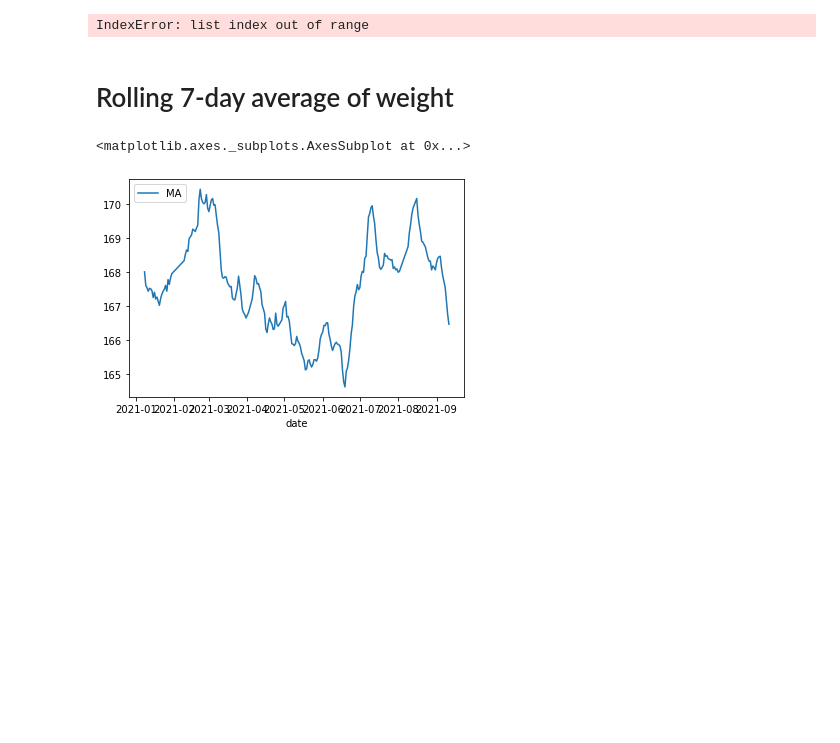
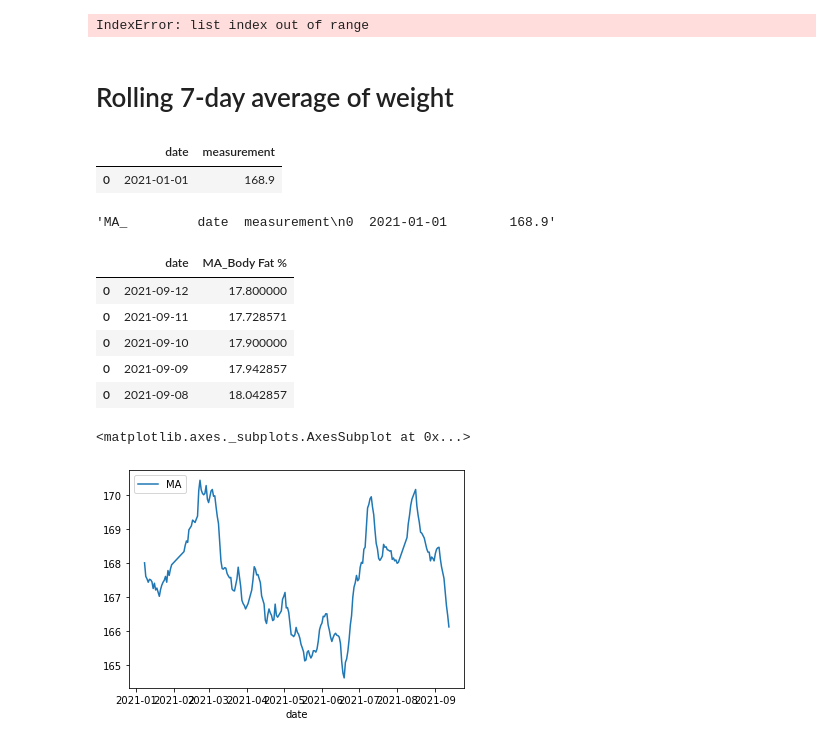
Before and after one commit to bradtferguson/health, a Jupyter notebook: Fitness Tracker.ipynb, the cells around one changed output. Drawn from its saved outputs; the diff is of its cells as text; code cells hidden in the pictures; blank space fills up the shorter version.

```diff
--- a/Fitness Tracker.ipynb
+++ b/Fitness Tracker.ipynb
@@ -26,4 +26,6 @@ day.totals
 Jan2021 = datetime.date(2021, 1, 1)
 # %% [markdown]
 # Rolling 7-day average of weight
+# %%
+client = myfitnesspal.Client('bradtferguson', password='Iluvet@k4ev')
 # %%
@@ -30,0 +33,22 @@ start_date = datetime.date(2021, 7, 1)
+# %%
+measurement='Weight'
+start_year = 2021
+start_month=1
+start_day=1
+start_date = datetime.date(start_year, start_month, start_day)
+measure_dict = client.get_measurements(measurement, start_date)
+measurements = []
+for key, value in measure_dict.items():
+    measurement = pd.DataFrame({
+        'date': [key],
+        'measurement': [value]
+    })
+    measurements.append(measurement)
+df = pd.concat(measurements)
+df = df.sort_values(by='date', ascending=True)
+df['MA'] = df.iloc[:,1].rolling(window=7).mean()
+df = df.sort_values(by='date', ascending=False)
+#df = df.drop(['measurement'], axis=1)
+#df = df.rename(columns={'MA': f'MA_{measurement}'})
+# %%
+df = df.sort_values(by='date', ascending=False)
@@ -31,23 +57,43 @@ start_date = datetime.date(2021, 7, 1)
+# %%
+measurement
+# %% [output]
+|  | date | measurement |
+| 0 | 2021-01-01 | 168.9 |
+# %%
+f'MA_{measurement}'
+# %% [output]
+'MA_         date  measurement\n0  2021-01-01        168.9'
 # %%
 def get_measurements(measurement: str='Weight', start_year:int=2021, start_month:int=1, start_day:int=1):
     start_date = datetime.date(start_year, start_month, start_day)
     measure_dict = client.get_measurements(measurement, start_date)
     measurements = []
     for key, value in measure_dict.items():
-        measurement = pd.DataFrame({
+        temp = pd.DataFrame({
             'date': [key],
             'measurement': [value]
         })
-        measurements.append(measurement)
+        measurements.append(temp)
     df = pd.concat(measurements)
     df = df.sort_values(by='date', ascending=True)
     df['MA'] = df.iloc[:,1].rolling(window=7).mean()
     df = df.sort_values(by='date', ascending=False)
+    df = df.drop(['measurement'], axis=1)
+    df = df.rename(columns={'MA': f'MA_{measurement}'})
 
     return df
 # %%
 weight = get_measurements()
 bodyfat = get_measurements('Body Fat %')
+# %%
+bodyfat.head()
+# %% [output]
+|  | date | MA_Body Fat % |
+| 0 | 2021-09-12 | 17.800000 |
+| 0 | 2021-09-11 | 17.728571 |
+| 0 | 2021-09-10 | 17.900000 |
+| 0 | 2021-09-09 | 17.942857 |
+| 0 | 2021-09-08 | 18.042857 |
 # %%
 weight.plot(x='date', y='MA')
 # %% [output]
```
Also changed, not shown: parts of 22 cells of this notebook, 2 other files.
